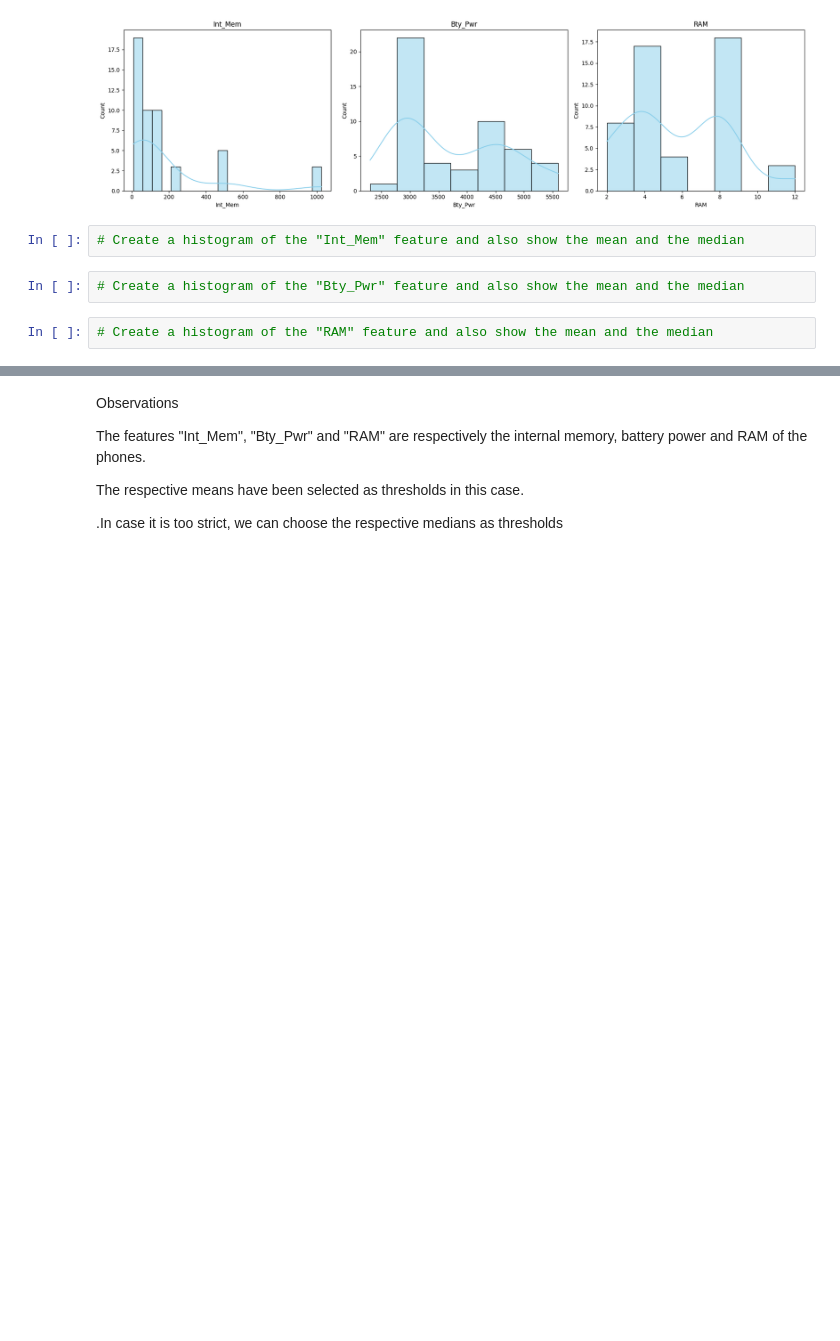
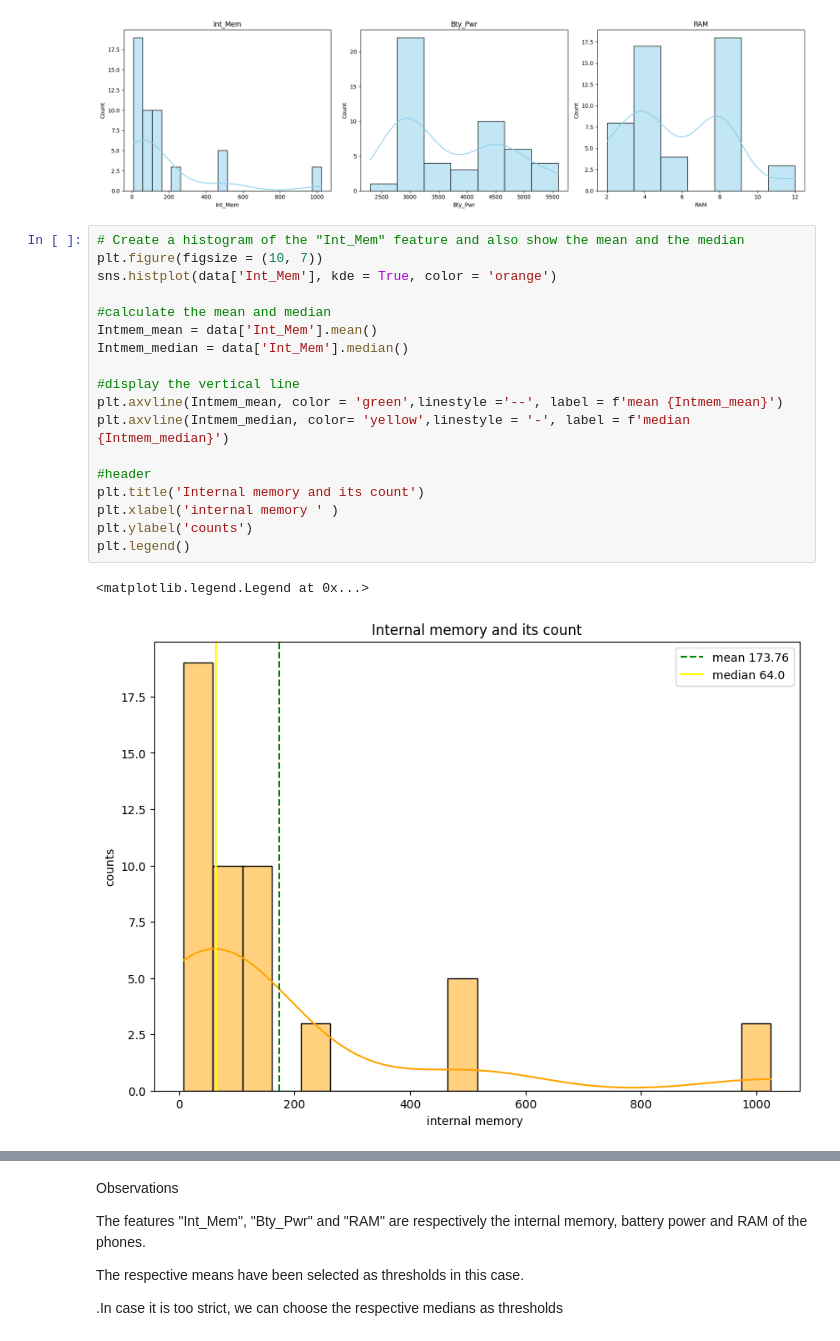
Before and after one commit to Subodhoraw/statistics-module-, a Jupyter notebook: Statistics Module Assignment.ipynb, the cells around one changed output, grey strips where cells are left out. Cells and saved outputs as stored; diff of their text form; blank space fills up the shorter version.

Commit message:
added some litlte data anllysis

```diff
--- a/Statistics Module Assignment.ipynb
+++ b/Statistics Module Assignment.ipynb
@@ -525,9 +525,24 @@ plt.tight_layout()
 plt.show()
 # %% [output]
 [figure]
-# %%
-# Create a histogram of the "Int_Mem" feature and also show the mean and the median
-# %%
-# Create a histogram of the "Bty_Pwr" feature and also show the mean and the median
-# %%
-# Create a histogram of the "RAM" feature and also show the mean and the median
+# %%
+# Create a histogram of the "Int_Mem" feature and also show the mean and the median
+plt.figure(figsize = (10, 7))
+sns.histplot(data['Int_Mem'], kde = True, color = 'orange')
+
+#calculate the mean and median
+Intmem_mean = data['Int_Mem'].mean()
+Intmem_median = data['Int_Mem'].median()
+
+#display the vertical line
+plt.axvline(Intmem_mean, color = 'green',linestyle ='--', label = f'mean {Intmem_mean}')
+plt.axvline(Intmem_median, color= 'yellow',linestyle = '-', label = f'median {Intmem_median}')
+
+#header
+plt.title('Internal memory and its count')
+plt.xlabel('internal memory ' )
+plt.ylabel('counts')
+plt.legend()
+# %% [output]
+<matplotlib.legend.Legend at 0x...>
+[figure, added]
```
Also changed, not shown: parts of 8 cells of this notebook.
